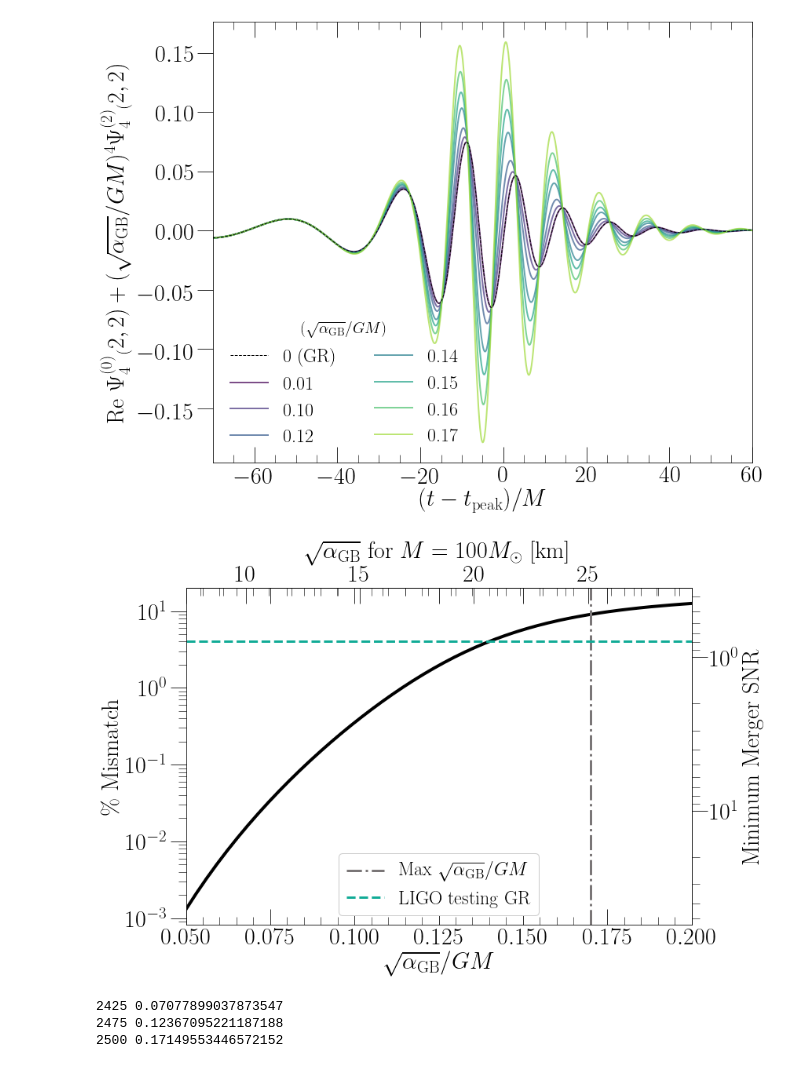
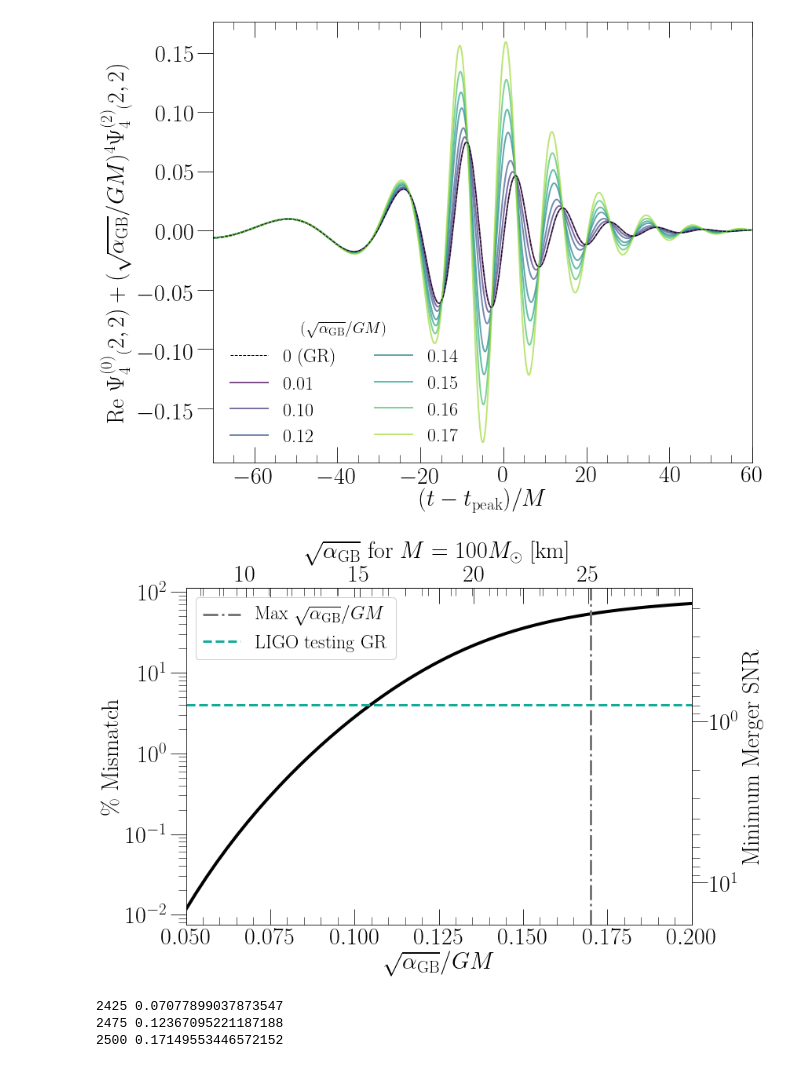
Before and after one commit to mariaokounkova/EDGB, a Jupyter notebook: GW150914/EDGB_GW.ipynb, the cells around one changed output. Cells and saved outputs as stored; diff of their text form; code cells hidden in the pictures.

Commit message:
Cut times for mismatch calculation
Made mismatch calculation cut times tmin + 25, tmax

```diff
--- a/GW150914/EDGB_GW.ipynb
+++ b/GW150914/EDGB_GW.ipynb
@@ -613,15 +613,14 @@ TogetherPlot()
 ## Overlap calculation
 
 def Overlap(sqrt_alpha, start=2500, ramp=25, lev=0):
-
-    cut_min = -30
-    cut_max = 30
 
 
     time, data = GethPsi4ModeExtrapolated(ex_dir(start, ramp, lev=lev))
     #time, data = GethPsi4Mode(ev_dir(start, ramp, lev=lev), radius=0)
     t_peak = GetPeakTimeModeReal(time, data)
     time = time - t_peak
+    cut_min = min(time) + 25
+    cut_max = max(time)
     time, data = CutTimes(time, data, cut_min, cut_max)
 
     #gr_time, gr_data = GetPsi4Mode(bev_dir(lev=lev), radius=0)
@@ -707,34 +706,34 @@ def OverlapParameters():
     def forward(sqrt_alpha):
         ## G * 68 solar masses / c^2 to km
         return sqrt_alpha * mass_factor ## factor in km
 
     def inverse(x):
         return x / mass_factor
 
     def mismatch_forward(mismatch):
         """ D = 5, SNR = sqrt(D/(2*mismatch))"""
         return np.sqrt(2.5/mismatch)
 
     def mismatch_inverse(x):
         return 2.5/x**2
 
     ## Add constraint label in terms of km
     secax = ax.secondary_xaxis('top', functions=(forward, inverse))
     secax.set_xlabel(r'$\sqrt{\alpha_\mathrm{GB}}$ for $M = 100 M_\odot$ [km]', fontsize=30)
 
     secay = ax.secondary_yaxis('right', functions=(mismatch_forward, mismatch_inverse))
     secay.set_ylabel(r'Minimum Merger SNR', fontsize=30)
 
     #ax.set_ylim(0.0, 0.5)
     plt.tight_layout()
     plt.savefig(figname + '.pdf')
     plt.show()
 
 OverlapParameters()
 #for a in np.linspace(0.1, 0.17, 5):
 #    print(a, Overlap(a))
 # %% [output]
-[figure, old version]
+[figure, new version]
 # %%
 ## Regime of validity
 
```
